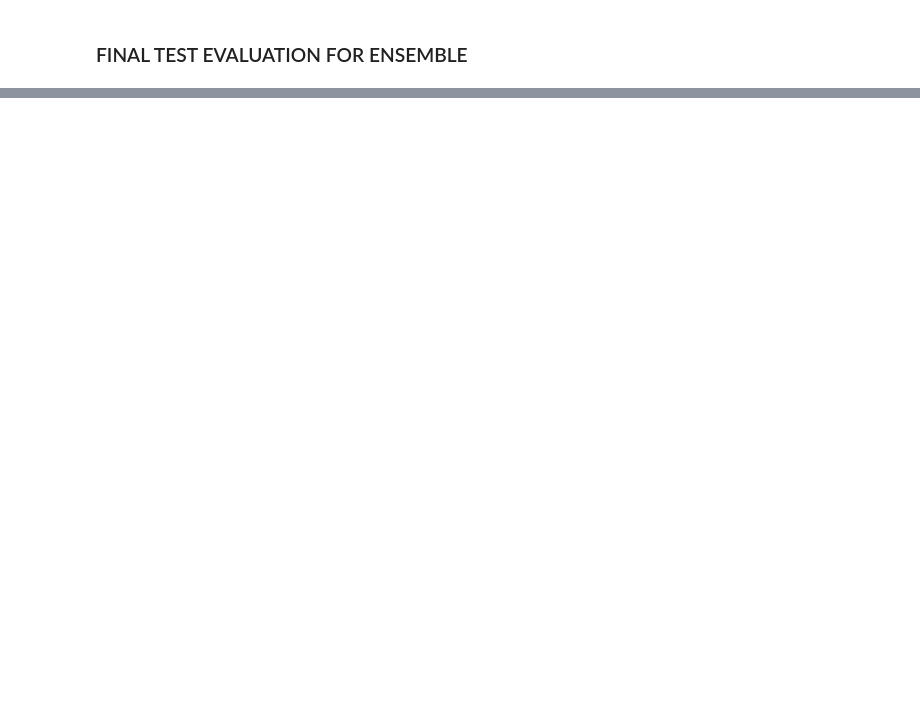
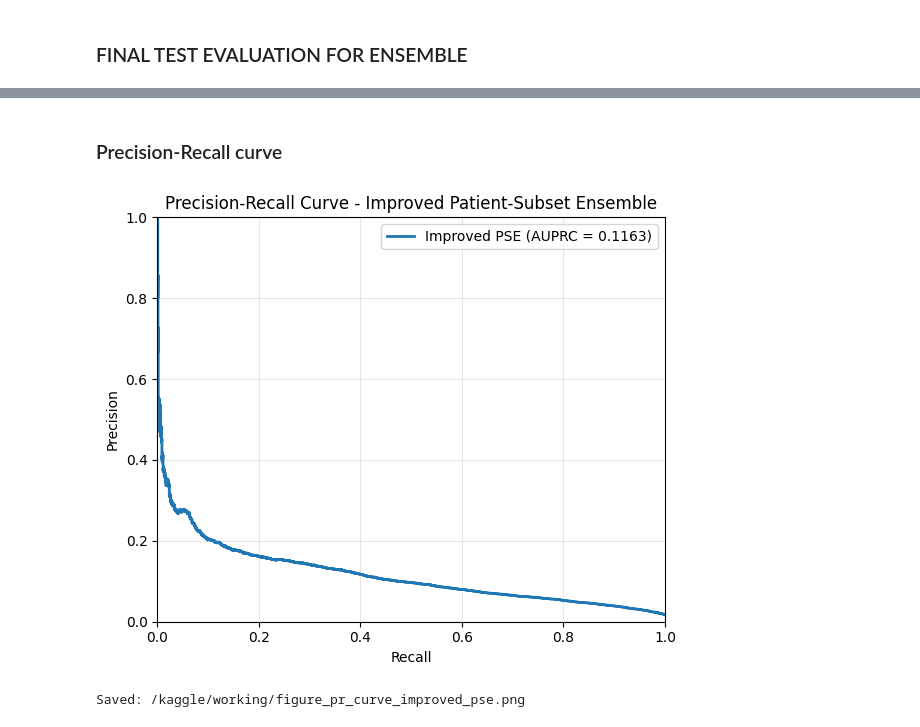
Before and after one commit to thuhieucn/Early-Sepsis-Prediction-in-Intensive-Care-Units, a Jupyter notebook: lstm-model-ensemble.ipynb, the cells around one changed output, grey strips where cells are left out. Saved outputs shown, nothing was run; the diff lists cells and outputs as text; code cells hidden in the pictures; blank space fills up the shorter version.

```diff
--- a/lstm-model-ensemble.ipynb
+++ b/lstm-model-ensemble.ipynb
@@ -39,17 +44,17 @@ W0000 00:00:1775824014.821751      23 computation_placer.cc:177] computation pla
 # %%
-INPUT_PATH = "/kaggle/input/datasets/thuhiuhong/lstm-new-train-test-val"
+INPUT_PATH = "/kaggle/input/datasets/thuhiuhong/traintestval-lstm"
 
-X_train = np.load(os.path.join(INPUT_PATH, 'X_train.npy'))
-y_train = np.load(os.path.join(INPUT_PATH, 'y_train.npy'))
-id_train = np.load(os.path.join(INPUT_PATH, 'id_train.npy'), allow_pickle=True)
+X_train = np.load(os.path.join(INPUT_PATH, 'X_train (1).npy'))
+y_train = np.load(os.path.join(INPUT_PATH, 'y_train (1).npy'))
+id_train = np.load(os.path.join(INPUT_PATH, 'id_train (1).npy'), allow_pickle=True)
 
-X_val = np.load(os.path.join(INPUT_PATH, 'X_val.npy'))
-y_val = np.load(os.path.join(INPUT_PATH, 'y_val.npy'))
-id_val = np.load(os.path.join(INPUT_PATH, 'id_val.npy'), allow_pickle=True)
+X_val = np.load(os.path.join(INPUT_PATH, 'X_val (1).npy'))
+y_val = np.load(os.path.join(INPUT_PATH, 'y_val (1).npy'))
+id_val = np.load(os.path.join(INPUT_PATH, 'id_val (1).npy'), allow_pickle=True)
 
-X_test = np.load(os.path.join(INPUT_PATH, 'X_test.npy'))
-y_test = np.load(os.path.join(INPUT_PATH, 'y_test.npy'))
-id_test = np.load(os.path.join(INPUT_PATH, 'id_test.npy'), allow_pickle=True)
+X_test = np.load(os.path.join(INPUT_PATH, 'X_test (1).npy'))
+y_test = np.load(os.path.join(INPUT_PATH, 'y_test (1).npy'))
+id_test = np.load(os.path.join(INPUT_PATH, 'id_test (1).npy'), allow_pickle=True)
 # %%
 print("Train:", X_train.shape, y_train.shape, id_train.shape)
 print("Val  :", X_val.shape, y_val.shape, id_val.shape)
@@ -687,0 +1093,35 @@ weighted avg     0.9317    0.7816    0.8323     45552
+# %% [markdown]
+### Precision-Recall curve
+# %%
+from sklearn.metrics import precision_recall_curve, average_precision_score
+
+precision, recall, _ = precision_recall_curve(y_test, ensemble_test_prob)
+auprc = average_precision_score(y_test, ensemble_test_prob)
+
+fig, ax = plt.subplots(figsize=(6, 5))
+
+ax.plot(
+    recall,
+    precision,
+    linewidth=2,
+    label=f"Improved PSE (AUPRC = {auprc:.4f})"
+)
+
+ax.set_xlabel("Recall")
+ax.set_ylabel("Precision")
+ax.set_title("Precision-Recall Curve - Improved Patient-Subset Ensemble")
+ax.set_xlim(0, 1)
+ax.set_ylim(0, 1)
+ax.grid(True, alpha=0.3)
+ax.legend(loc="best")
+
+plt.tight_layout()
+
+fig_path = "/kaggle/working/figure_pr_curve_improved_pse.png"
+plt.savefig(fig_path, dpi=300, bbox_inches="tight")
+plt.show()
+
+print("Saved:", fig_path)
+# %% [output]
+[figure, added]
+Saved: /kaggle/working/figure_pr_curve_improved_pse.png
```
Also changed, not shown: parts of 58 cells of this notebook.
